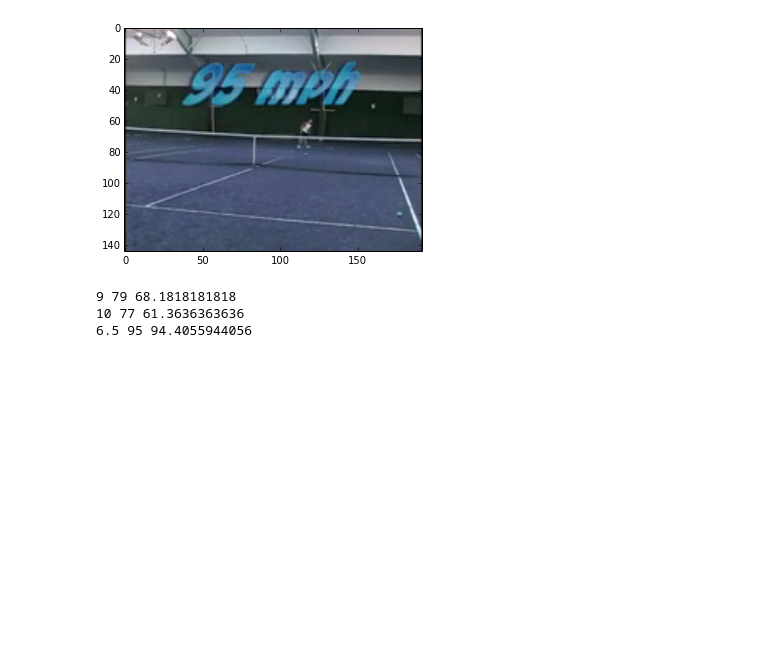
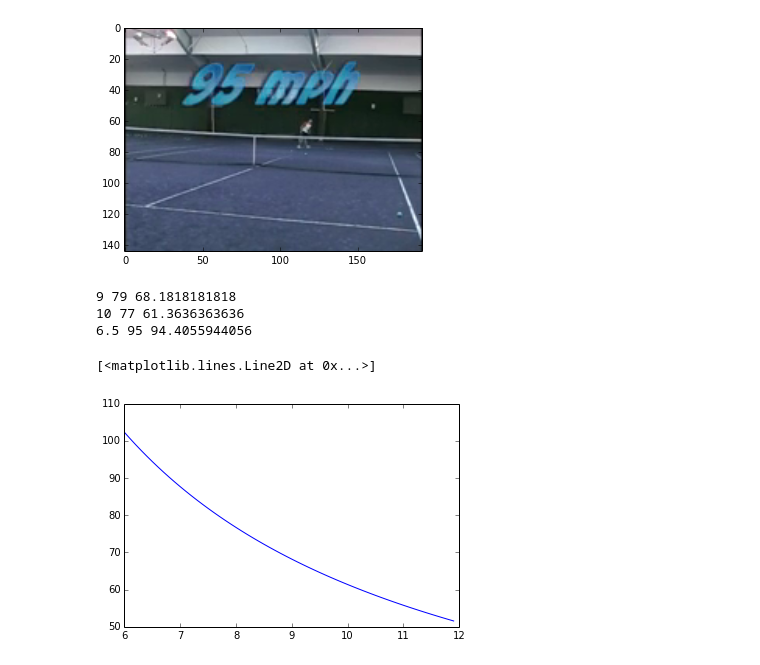
Before and after one commit to wcyuan/opencv_ipynotebook, a Jupyter notebook: 2015-07-29 Images.ipynb, the cells around one changed output. Saved outputs shown, nothing was run; the diff lists cells and outputs as text; code cells hidden in the pictures; blank space fills up the shorter version.

```diff
--- a/2015-07-29 Images.ipynb
+++ b/2015-07-29 Images.ipynb
@@ -298,21 +302,31 @@ ii += 1
 #
 # (60 feet / N frames) / (5280 feet-per-mile) * 15 fps * 3600 seconds-per-hour = 68.18 mph
 #
-def quick_and_dirty(frames):
-    feet_per_frame = 60.0 / frames
-    feet_per_second = feet_per_frame * 15 # frames_per_second
-    feet_per_hour = feet_per_second * 3600 # seconds per hour
-    miles_per_hour = feet_per_hour / 5280 # feet per mile
+def quick_and_dirty(frames, fps=15, feet=60):
+    # multiply by 1.0 to force floats
+    feet_per_frame = 1.0 * feet / frames
+    feet_per_second = feet_per_frame * fps # frames_per_second
+    feet_per_hour = feet_per_second * 3600.0 # seconds per hour
+    miles_per_hour = feet_per_hour / 5280.0 # feet per mile
     return miles_per_hour
 
 #     frames  actual   estimate
 print      9,     79,  quick_and_dirty(9)   # = 68.18
 print     10,     77,  quick_and_dirty(10)  # = 61.36
 print    6.5,     95,  quick_and_dirty(6.5) # = 94.4
-
-# Sort of obvious, but the number of frames is pretty important
-# One frame changes the speed by about 7 mph
 # %% [output]
 9 79 68.1818181818
 10 77 61.3636363636
 6.5 95 94.4055944056
+# %%
+# Sort of obvious, but the number of frames is pretty important
+# One frame changes the speed by about 7 mph
+
+# Here's a plot of how speed changes for a given number of frames
+#
+x = arange(6, 12, 0.1)
+y = quick_and_dirty(x)
+plot(x,y)
+# %% [output]
+[<matplotlib.lines.Line2D at 0x...>]
+[figure, added]
```
Also changed, not shown: parts of 9 cells of this notebook.
